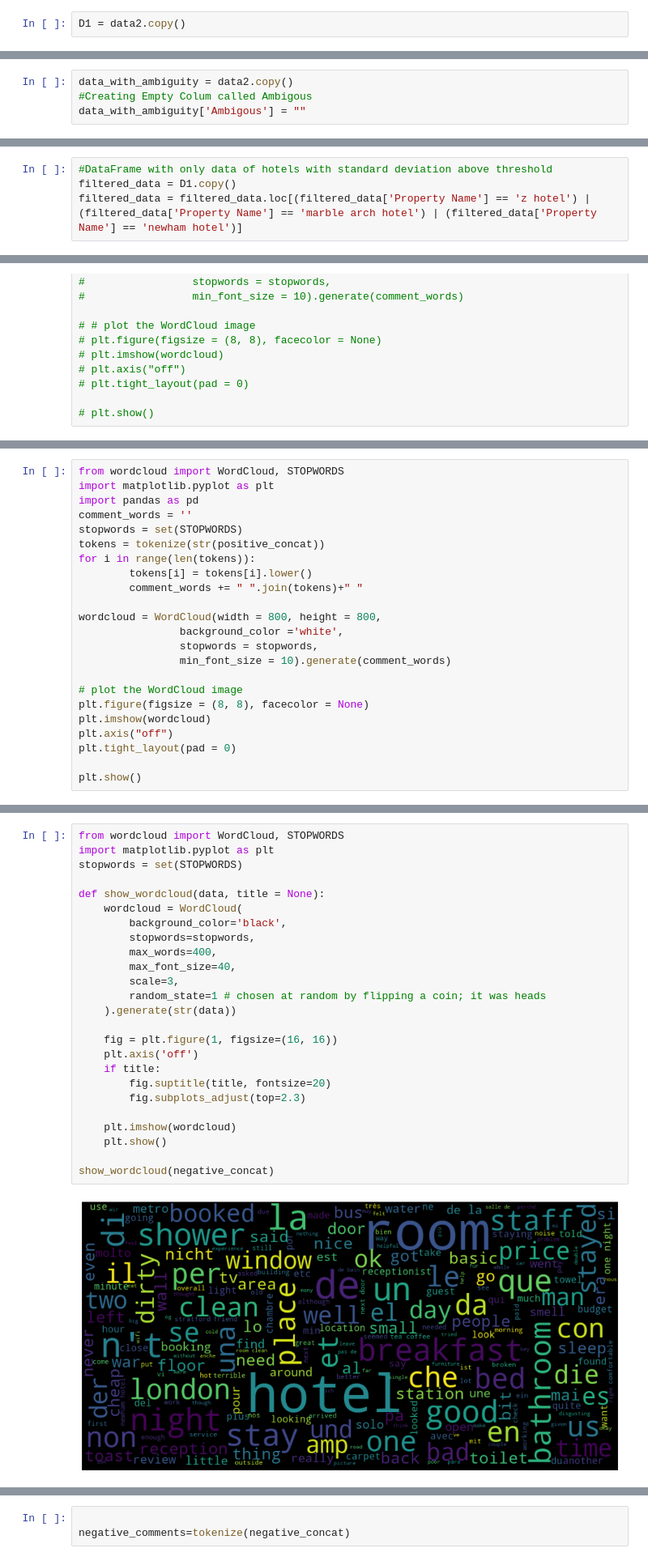
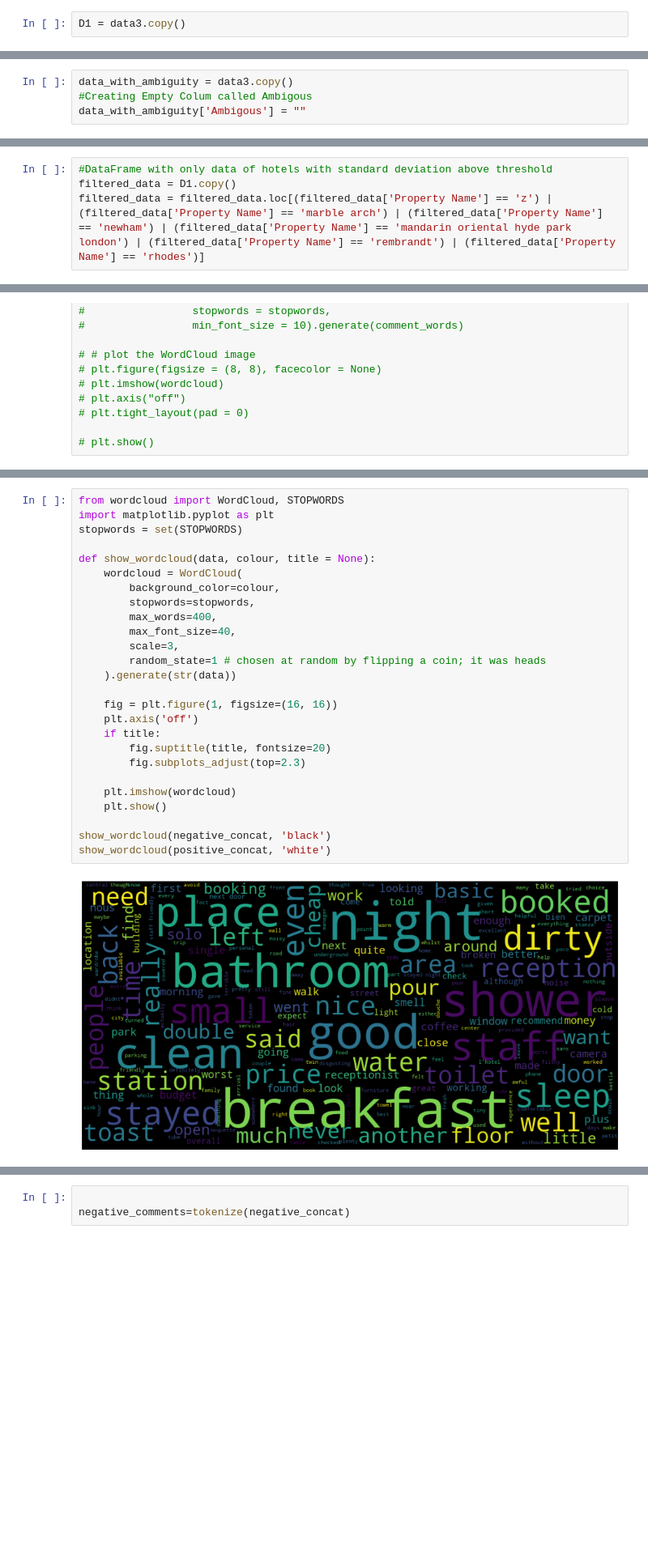
Before and after one commit to syedmuhammadshahrukh/nlp-sentiment-analysis, a Jupyter notebook: main.ipynb, the cells around one changed output, grey strips where cells are left out. Shown at 81% size. Saved outputs shown, nothing was run; the diff lists cells and outputs as text; blank space fills up the shorter version.

Commit message:
final clean up of foreign reviews and useless words

```diff
--- a/main.ipynb
+++ b/main.ipynb
@@ -160,7 +195,7 @@ df_correlation = df_correlation.drop(labels="Review Title",axis="columns")
 overall_sentiment = calculate_overall_sentiment(df_correlation)
 df_correlation["Overall Sentiment"] = overall_sentiment
 # %%
-D1 = data2.copy()
+D1 = data3.copy()
 # %%
 D1["Positive"] = data_sentiment["Positive"]
 D1["Negative"] = data_sentiment["Negative"]
@@ -269,7 +305,7 @@ def assign_ambigous(hotel_list, df):
             df.loc[i, 'Ambigous'] = "Not Ambigous"
             #df["Ambigous"][i] = 'Not Ambigous'
 # %%
-data_with_ambiguity = data2.copy()
+data_with_ambiguity = data3.copy()
 #Creating Empty Colum called Ambigous
 data_with_ambiguity['Ambigous'] = ""
 # %%
@@ -307,7 +343,7 @@ D1.head(30)
 # %%
 #DataFrame with only data of hotels with standard deviation above threshold
 filtered_data = D1.copy()
-filtered_data = filtered_data.loc[(filtered_data['Property Name'] == 'z hotel') | (filtered_data['Property Name'] == 'marble arch hotel') | (filtered_data['Property Name'] == 'newham hotel')]
+filtered_data = filtered_data.loc[(filtered_data['Property Name'] == 'z') | (filtered_data['Property Name'] == 'marble arch') | (filtered_data['Property Name'] == 'newham') | (filtered_data['Property Name'] == 'mandarin oriental hyde park london') | (filtered_data['Property Name'] == 'rembrandt') | (filtered_data['Property Name'] == 'rhodes')]
 # %%
 filtered_data.head(50)
 # %% [output]
@@ -434,23 +472,0 @@ try best negative points rooms small tv rooms really small cabs outside hotel ni
-# %%
-from wordcloud import WordCloud, STOPWORDS
-import matplotlib.pyplot as plt
-import pandas as pd
-comment_words = ''
-stopwords = set(STOPWORDS)
-tokens = tokenize(str(positive_concat))
-for i in range(len(tokens)):
-        tokens[i] = tokens[i].lower()
-        comment_words += " ".join(tokens)+" "
-
-wordcloud = WordCloud(width = 800, height = 800,
-                background_color ='white',
-                stopwords = stopwords,
-                min_font_size = 10).generate(comment_words)
-
-# plot the WordCloud image
-plt.figure(figsize = (8, 8), facecolor = None)
-plt.imshow(wordcloud)
-plt.axis("off")
-plt.tight_layout(pad = 0)
-
-plt.show()
@@ -459,27 +473,28 @@ plt.show()
 # %%
 from wordcloud import WordCloud, STOPWORDS
 import matplotlib.pyplot as plt
 stopwords = set(STOPWORDS)
 
-def show_wordcloud(data, title = None):
+def show_wordcloud(data, colour, title = None):
     wordcloud = WordCloud(
-        background_color='black',
+        background_color=colour,
         stopwords=stopwords,
         max_words=400,
         max_font_size=40,
         scale=3,
         random_state=1 # chosen at random by flipping a coin; it was heads
     ).generate(str(data))
 
     fig = plt.figure(1, figsize=(16, 16))
     plt.axis('off')
     if title:
         fig.suptitle(title, fontsize=20)
         fig.subplots_adjust(top=2.3)
 
     plt.imshow(wordcloud)
     plt.show()
 
-show_wordcloud(negative_concat)
+show_wordcloud(negative_concat, 'black')
+show_wordcloud(positive_concat, 'white')
 # %% [output]
-[figure, old version]
+[figure, new version]
```
Also changed, not shown: parts of 35 cells of this notebook, 3 other files.
